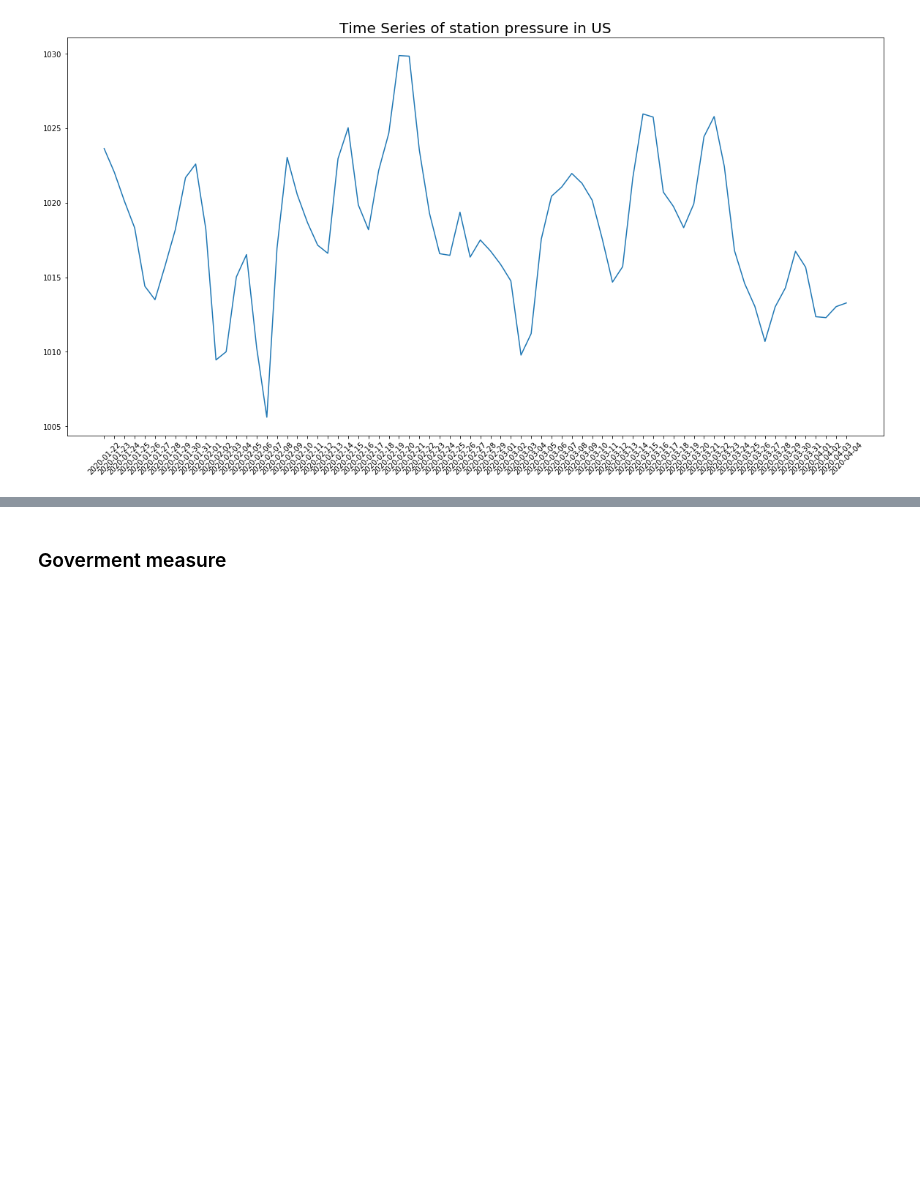
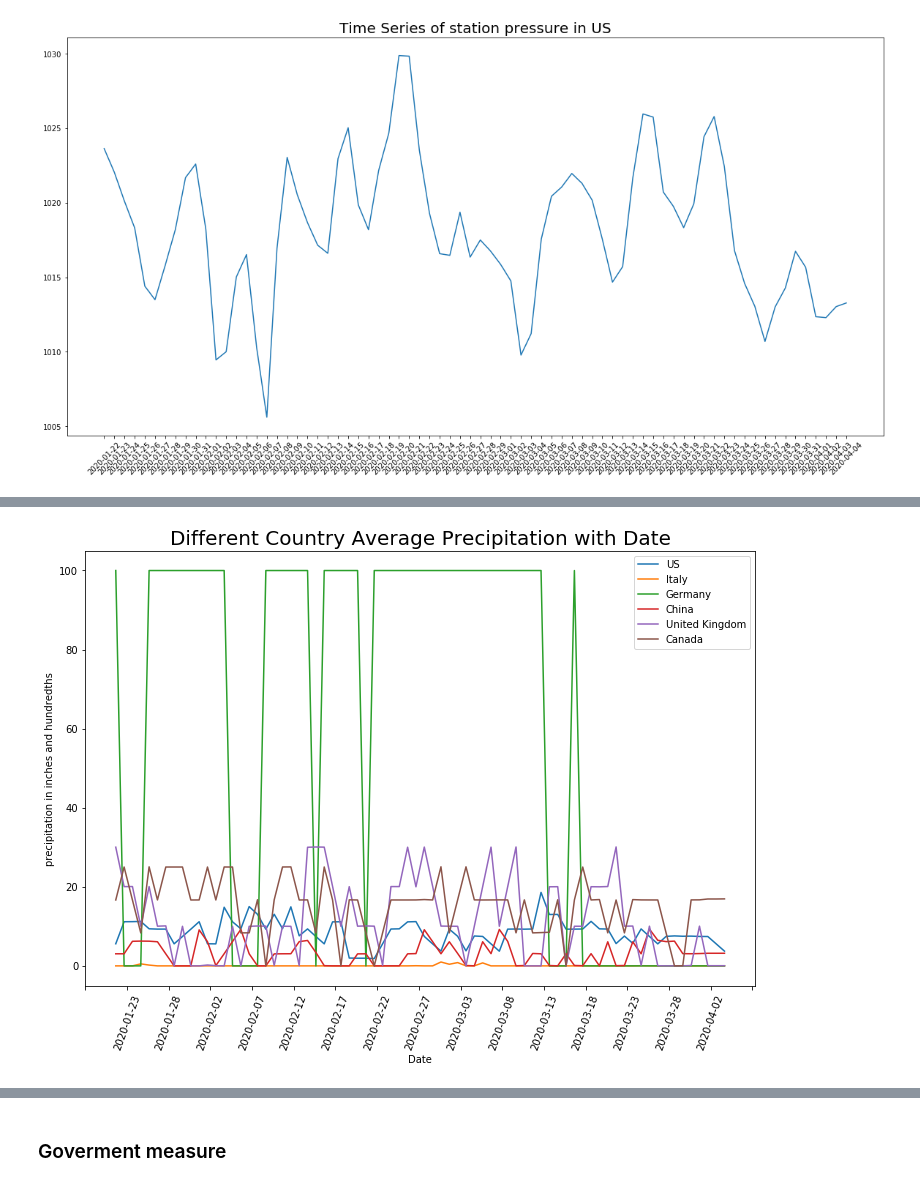
Before and after one commit to DavidYQY/COVID-19-Prediction, a Jupyter notebook: weather_travel_goverment_EDA.ipynb, the cells around one changed output, grey strips where cells are left out. Saved outputs shown, nothing was run; the diff lists cells and outputs as text; code cells hidden in the pictures; blank space fills up the shorter version.

```diff
--- a/weather_travel_goverment_EDA.ipynb
+++ b/weather_travel_goverment_EDA.ipynb
@@ -117,0 +147,16 @@ plot_pressure_by_day('US')
+# %%
+fig, ax = plt.subplots(figsize=(12,8))
+for country in clist:
+    df = weather_df.groupby(['Date', 'Country_Region']).agg({'prcp':'mean'}).reset_index()
+    df.rename(columns={'prcp':'precipitation'}, inplace=True)
+    ax= sns.lineplot(df[df['Country_Region']==country].Date, df[df['Country_Region']==country].precipitation, label = country)
+    plt.xticks(rotation=70)
+
+ax.xaxis.set_ticks(np.arange(start, end, 5))
+ax.legend()
+ax.set_ylabel("precipitation in inches and hundredths")
+ax.set_title("Different Country Average Precipitation with Date", fontsize=20)
+plt.show()
+fig.savefig('weather_goverment_data/precipitation.png')
+# %% [output]
+[figure, added]
```
Also changed, not shown: parts of 9 cells of this notebook, 11 other files.
